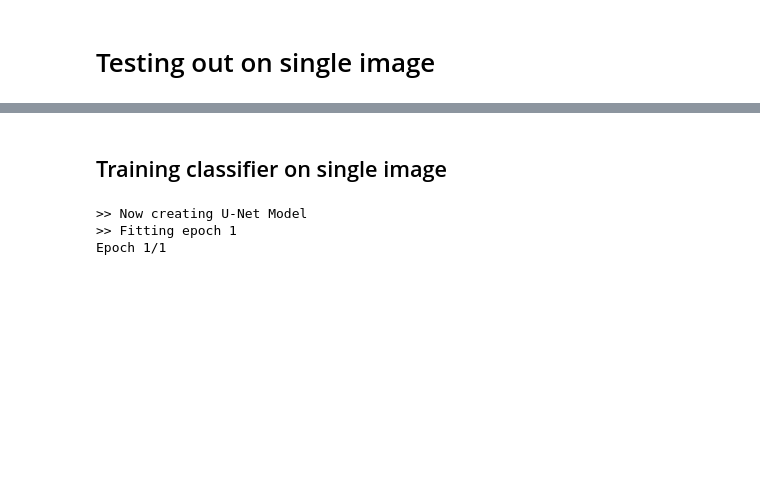
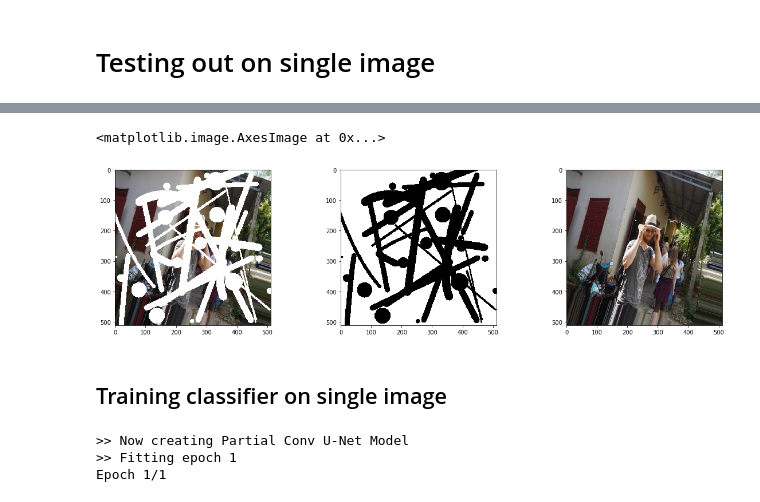
Before and after one commit to MathiasGruber/PConv-Keras, a Jupyter notebook: notebooks/U-Net Architecture.ipynb, the cells around one changed output, grey strips where cells are left out. Cells and saved outputs as stored; diff of their text form; code cells hidden in the pictures; blank space fills up the shorter version.

Commit message:
Update UNet sample notebook (prototyping still)

```diff
--- a/notebooks/U-Net Architecture.ipynb
+++ b/notebooks/U-Net Architecture.ipynb
@@ -221,28 +193,57 @@ In this simple testing case we'll only be testing the architecture on a single i
-# %%
-class DataGenerator(object):
-    """Simple data generator that keeps feeding the same image"""
-    def __init__(self, masked_image, original_image):
-        # Add batch dimension to images
-        self.masked_image = np.expand_dims(masked_image, 0)
-        self.original_image = np.expand_dims(original_image, 0)
-    def __next__(self):
-        return self.masked_image, self.original_image
-    def __iter__(self):
-        return self
-
-# Create a generator
-datagen = DataGenerator(masked_img, img)
+# %%
+class DataGenerator(ImageDataGenerator):
+    def flow(self, x, *args, **kwargs):
+        while True:
+
+            # Get augmentend image samples
+            ori = next(super().flow(x, *args, **kwargs))
+
+            # Get masks for each image sample
+            mask = np.stack([random_mask(ori.shape[1], ori.shape[2]) for _ in range(ori.shape[0])], axis=0)
+
+            # Apply masks to all image sample
+            masked = deepcopy(ori)
+            masked[mask==0] = 1
+
+            # Yeild ([ori, masl],  ori) training batches
+            # print(masked.shape, ori.shape)
+            gc.collect()
+            yield [masked, mask], ori
+
+# Create datagen
+datagen = DataGenerator(
+    rotation_range=20,
+    width_shift_range=0.2,
+    height_shift_range=0.2,
+    horizontal_flip=True
+)
+
+# Create generator from numpy arrays
+batch = np.stack([img for _ in range(MAX_BATCH_SIZE)], axis=0)
+generator = datagen.flow(x=batch, batch_size=1)
+
+# Get samples & Display them
+(masked, mask), ori = next(generator)
+
+# Show side by side
+_, axes = plt.subplots(1, 3, figsize=(20, 5))
+axes[0].imshow(masked[0,:,:,:])
+axes[1].imshow(mask[0,:,:,:]*255)
+axes[2].imshow(ori[0,:,:,:])
+# %% [output]
+<matplotlib.image.AxesImage at 0x...>
+[figure, added]
 # %% [markdown]
 ## Training classifier on single image
 # %%
 model = PConvUnet()
 model.fit(
-    datagen,
+    generator,
     steps_per_epoch=1000,
     epochs=10,
-    test_imgs=[next(datagen)]
+    test_imgs=[next(generator)]
 )
 # %% [output]
->> Now creating U-Net Model
+>> Now creating Partial Conv U-Net Model
 >> Fitting epoch 1
 Epoch 1/1
```
Also changed, not shown: parts of 5 cells of this notebook.
